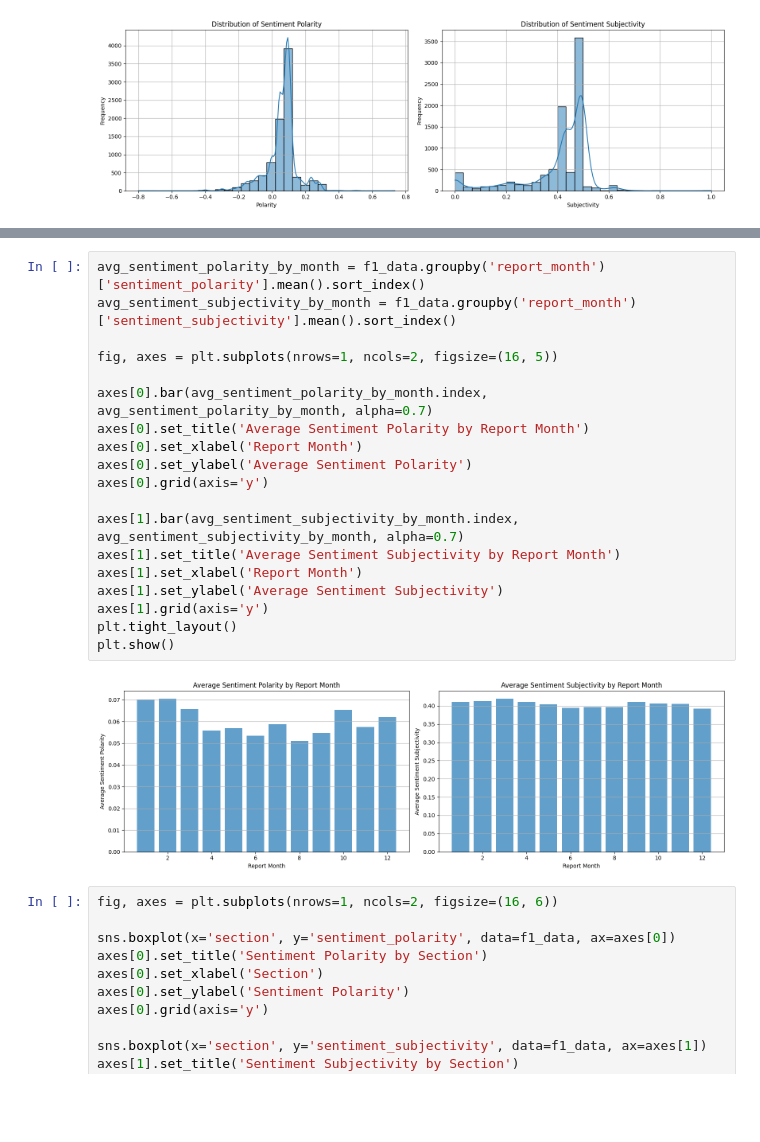
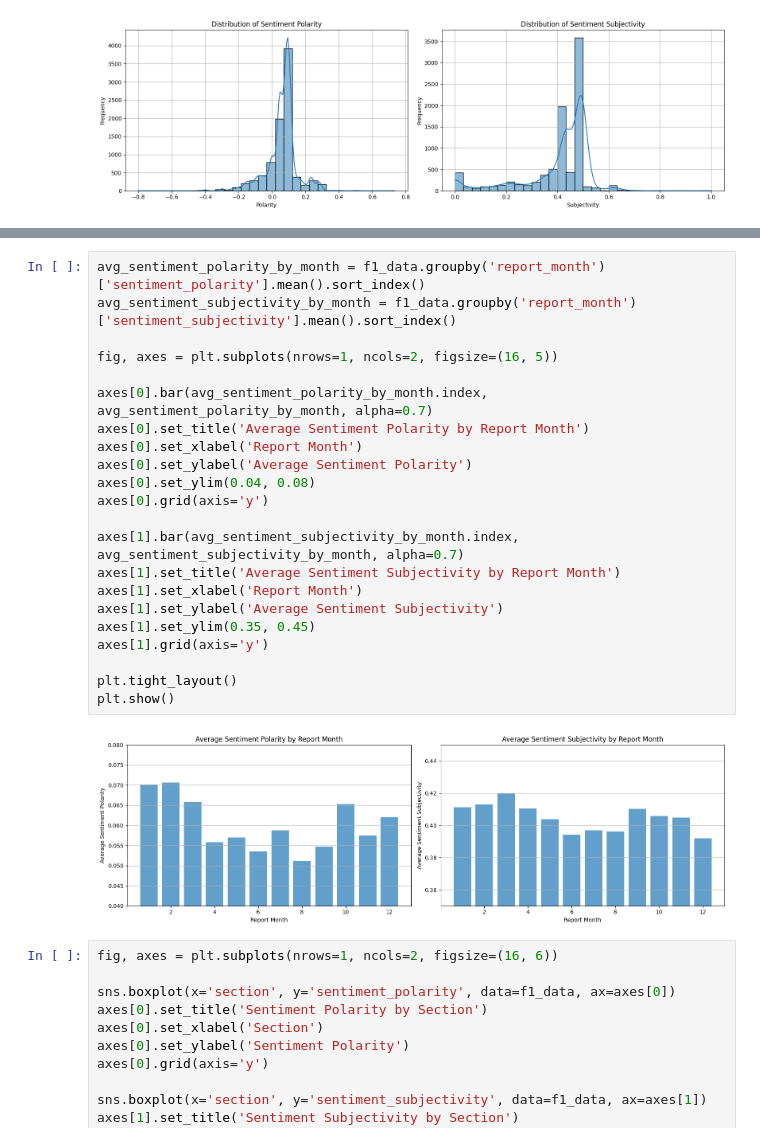
Before and after one commit to ballard11/ETA_UVA_Annapolis_PD, a Jupyter notebook: Final_Project_Ballard.ipynb, the cells around one changed output, grey strips where cells are left out. Saved outputs shown, nothing was run; the diff lists cells and outputs as text; blank space fills up the shorter version.

```diff
--- a/Final_Project_Ballard.ipynb
+++ b/Final_Project_Ballard.ipynb
@@ -1315,24 +1303,27 @@ See the caveats in the documentation: https://pandas.pydata.org/pandas-docs/stab
 # %%
 avg_sentiment_polarity_by_month = f1_data.groupby('report_month')['sentiment_polarity'].mean().sort_index()
 avg_sentiment_subjectivity_by_month = f1_data.groupby('report_month')['sentiment_subjectivity'].mean().sort_index()
 
 fig, axes = plt.subplots(nrows=1, ncols=2, figsize=(16, 5))
 
 axes[0].bar(avg_sentiment_polarity_by_month.index, avg_sentiment_polarity_by_month, alpha=0.7)
 axes[0].set_title('Average Sentiment Polarity by Report Month')
 axes[0].set_xlabel('Report Month')
 axes[0].set_ylabel('Average Sentiment Polarity')
+axes[0].set_ylim(0.04, 0.08)
 axes[0].grid(axis='y')
 
 axes[1].bar(avg_sentiment_subjectivity_by_month.index, avg_sentiment_subjectivity_by_month, alpha=0.7)
 axes[1].set_title('Average Sentiment Subjectivity by Report Month')
 axes[1].set_xlabel('Report Month')
 axes[1].set_ylabel('Average Sentiment Subjectivity')
+axes[1].set_ylim(0.35, 0.45)
 axes[1].grid(axis='y')
+
 plt.tight_layout()
 plt.show()
 # %% [output]
-[figure, old version]
+[figure, new version]
 # %%
 fig, axes = plt.subplots(nrows=1, ncols=2, figsize=(16, 6))
 
```
Also changed, not shown: parts of 46 cells of this notebook, 7 other files.
